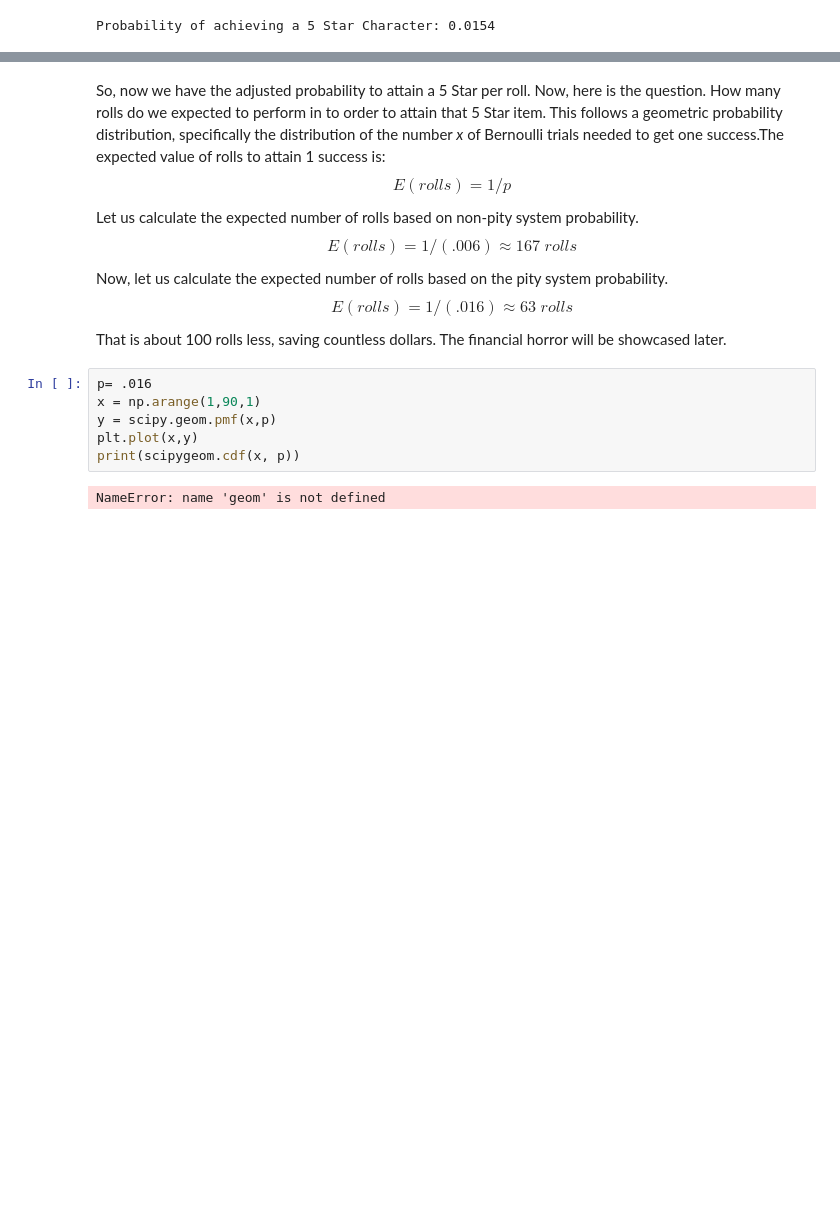
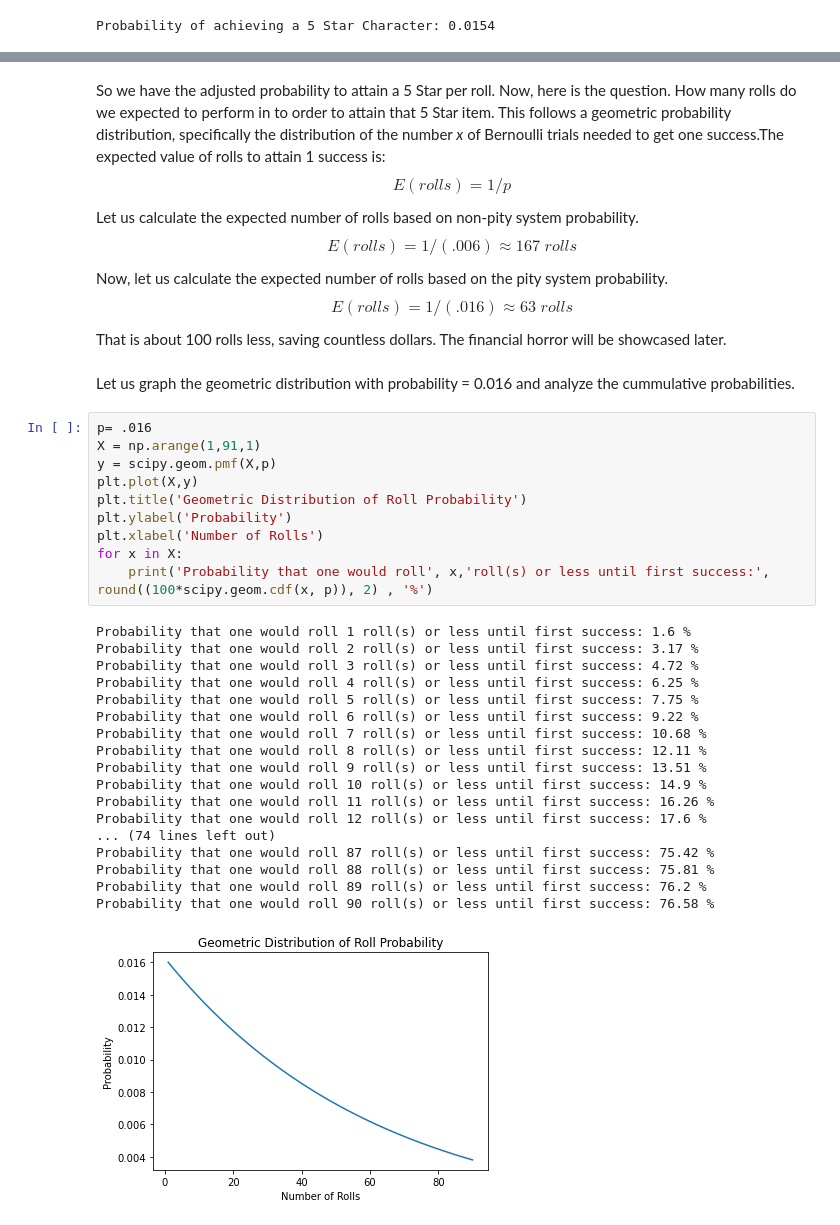
Before and after one commit to KevinW1008/KevinW1008.github.io, a Jupyter notebook: genshinimpact.ipynb, the cells around one changed output, grey strips where cells are left out. Cells and saved outputs as stored; diff of their text form; blank space fills up the shorter version.

```diff
--- a/genshinimpact.ipynb
+++ b/genshinimpact.ipynb
@@ -164,7 +176,7 @@ P(X \geq x) = 1 - .585313 = .4147
 1.4147 / 90 = .01571 \approx 1.6\%
 \end{equation}
 # %% [markdown]
-So, now we have the adjusted probability to attain a 5 Star per roll. Now, here is the question. How many rolls do we expected to perform in to order to attain that 5 Star item. This follows a geometric probability distribution, specifically the distribution of the number *x* of Bernoulli trials needed to get one success.The expected value of rolls to attain 1 success is:
+So we have the adjusted probability to attain a 5 Star per roll. Now, here is the question. How many rolls do we expected to perform in to order to attain that 5 Star item. This follows a geometric probability distribution, specifically the distribution of the number *x* of Bernoulli trials needed to get one success.The expected value of rolls to attain 1 success is:
 \begin{equation}
 E(rolls) = 1/ p
 \end{equation}
@@ -177,11 +189,34 @@ Now, let us calculate the expected number of rolls based on the pity system prob
 E(rolls) = 1/(.016) \approx 63 \;rolls
 \end{equation}
 That is about 100 rolls less, saving countless dollars. The financial horror will be showcased later.
-# %%
-p= .016
-x = np.arange(1,90,1)
-y = scipy.geom.pmf(x,p)
-plt.plot(x,y)
-print(scipygeom.cdf(x, p))
-# %% [output]
-NameError: name 'geom' is not defined
+# %% [markdown]
+Let us graph the geometric distribution with probability = 0.016 and analyze the cummulative probabilities.
+# %%
+p= .016
+X = np.arange(1,91,1)
+y = scipy.geom.pmf(X,p)
+plt.plot(X,y)
+plt.title('Geometric Distribution of Roll Probability')
+plt.ylabel('Probability')
+plt.xlabel('Number of Rolls')
+for x in X:
+    print('Probability that one would roll', x,'roll(s) or less until first success:', round((100*scipy.geom.cdf(x, p)), 2) , '%')
+# %% [output]
+Probability that one would roll 1 roll(s) or less until first success: 1.6 %
+Probability that one would roll 2 roll(s) or less until first success: 3.17 %
+Probability that one would roll 3 roll(s) or less until first success: 4.72 %
+Probability that one would roll 4 roll(s) or less until first success: 6.25 %
+Probability that one would roll 5 roll(s) or less until first success: 7.75 %
+Probability that one would roll 6 roll(s) or less until first success: 9.22 %
+Probability that one would roll 7 roll(s) or less until first success: 10.68 %
+Probability that one would roll 8 roll(s) or less until first success: 12.11 %
+Probability that one would roll 9 roll(s) or less until first success: 13.51 %
+Probability that one would roll 10 roll(s) or less until first success: 14.9 %
+Probability that one would roll 11 roll(s) or less until first success: 16.26 %
+Probability that one would roll 12 roll(s) or less until first success: 17.6 %
+... (74 lines left out)
+Probability that one would roll 87 roll(s) or less until first success: 75.42 %
+Probability that one would roll 88 roll(s) or less until first success: 75.81 %
+Probability that one would roll 89 roll(s) or less until first success: 76.2 %
+Probability that one would roll 90 roll(s) or less until first success: 76.58 %
+[figure, added]
```
Also changed, not shown: parts of 10 cells of this notebook.
